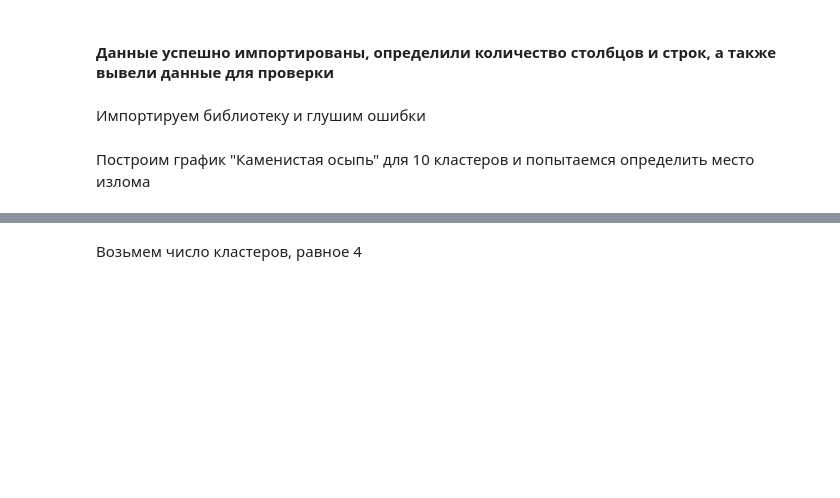
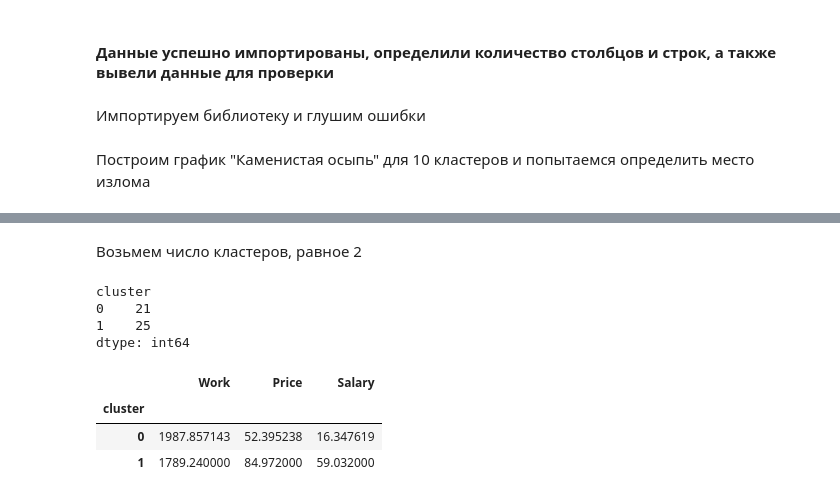
Before and after one commit to potyomin/DA_on_python_labs, a Jupyter notebook: notebooks/lab_1_2.ipynb, the cells around one changed output, grey strips where cells are left out. Drawn from its saved outputs; the diff is of its cells as text; code cells hidden in the pictures; blank space fills up the shorter version.

```diff
--- a/notebooks/lab_1_2.ipynb
+++ b/notebooks/lab_1_2.ipynb
@@ -303,4 +314,4 @@ plt.title('Каменистая осыпь. Ищем оптимальное k');
 # %% [output]
 [drawing not drawn]
 # %% [markdown]
-Возьмем число кластеров, равное 4
+Возьмем число кластеров, равное 2
@@ -306,0 +323,14 @@ plt.title('Каменистая осыпь. Ищем оптимальное k');
+# %%
+df.groupby('cluster').size()
+# %% [output]
+cluster
+0    21
+1    25
+dtype: int64
+# %%
+df.groupby('cluster').mean()
+# %% [output]
+|  | Work | Price | Salary |
+| cluster |  |  |  |
+| 0 | 1987.857143 | 52.395238 | 16.347619 |
+| 1 | 1789.240000 | 84.972000 | 59.032000 |
```
Also changed, not shown: parts of 23 cells of this notebook, 1 other file.
